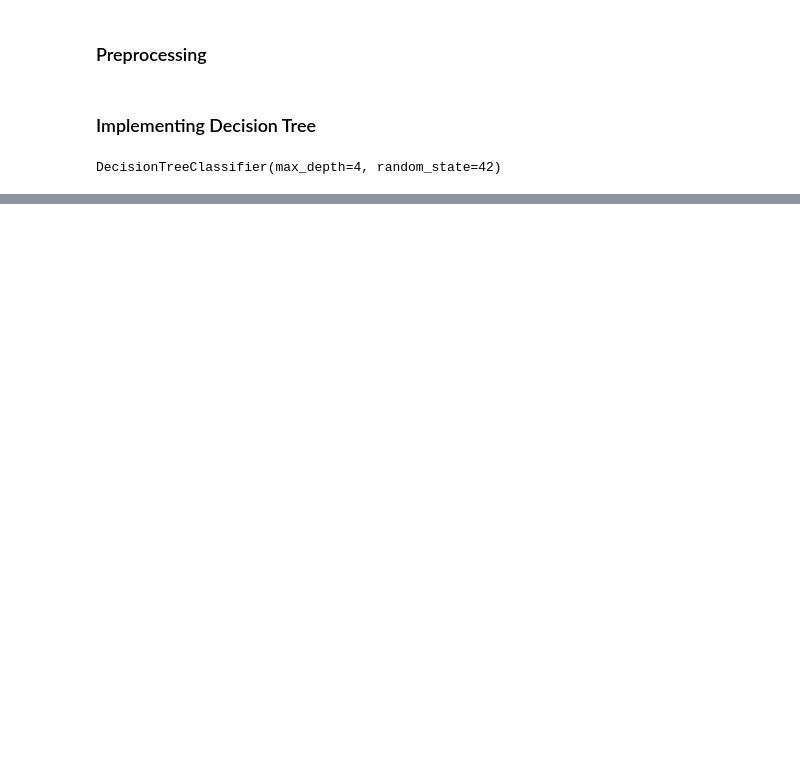
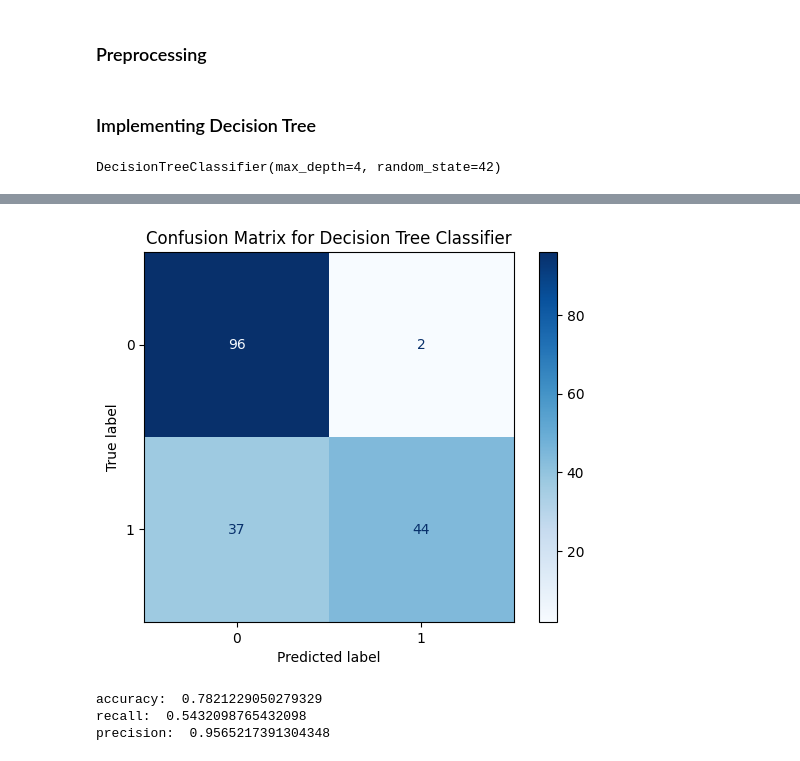
Before and after one commit to AleezaAdnan/Getting-Started-With-ML, a Jupyter notebook: Core Learning Algorithms/Supervised Learning/decision_tree.ipynb, the cells around one changed output, grey strips where cells are left out. Cells and saved outputs as stored; diff of their text form; code cells hidden in the pictures; blank space fills up the shorter version.

```diff
--- a/Core Learning Algorithms/Supervised Learning/decision_tree.ipynb
+++ b/Core Learning Algorithms/Supervised Learning/decision_tree.ipynb
@@ -76,0 +69,23 @@ KeyError: 'onehot'
+# %%
+ypred = classifier.predict(X_test_preprocessed)
+# %%
+from sklearn import metrics
+cnf= metrics.confusion_matrix(y_test, ypred)
+
+disp = metrics.ConfusionMatrixDisplay(confusion_matrix=cnf, display_labels=classifier.classes_)
+disp.plot(cmap=plt.cm.Blues)
+plt.title('Confusion Matrix for Decision Tree Classifier')
+plt.show()
+# %% [output]
+[figure, added]
+# %%
+accuracy = metrics.accuracy_score(y_test, ypred)
+recall = metrics.recall_score(y_test, ypred )
+precision = metrics.precision_score(y_test, ypred)
+print("accuracy: ", accuracy)
+print("recall: ", recall)
+print("precision: ", precision)
+# %% [output]
+accuracy:  0.7821229050279329
+recall:  0.5432098765432098
+precision:  0.9565217391304348
```
Also changed, not shown: parts of 4 cells of this notebook, 3 other files.
